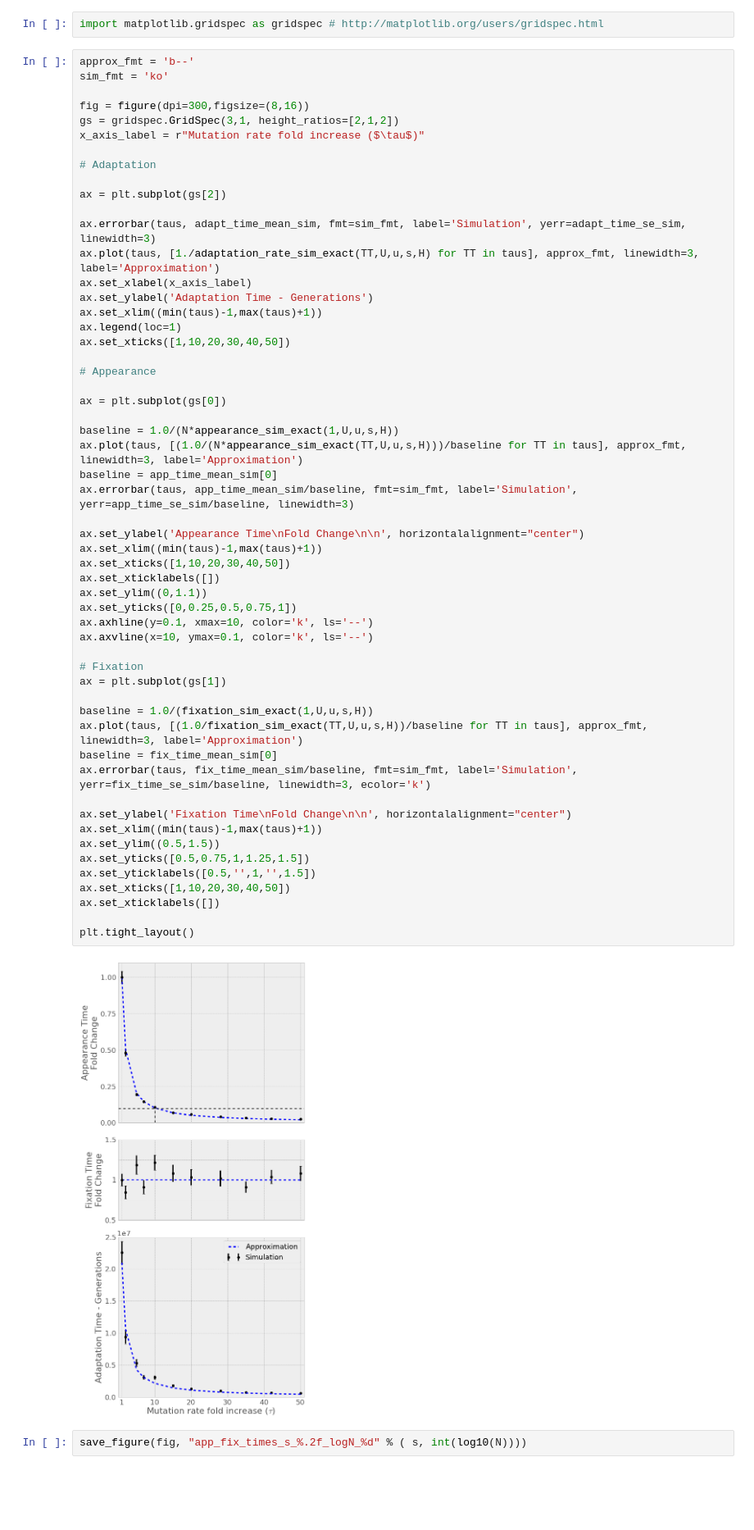
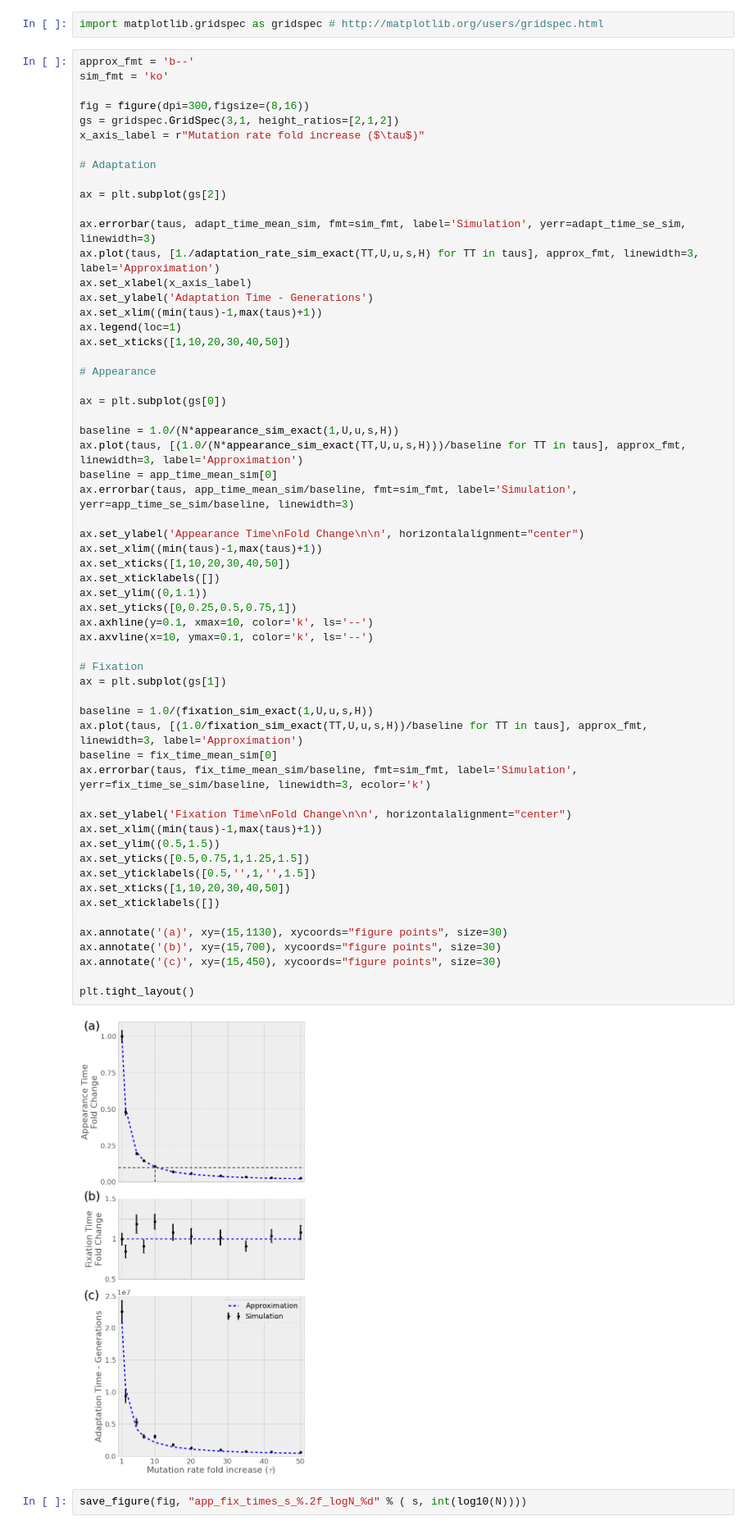
Before and after one commit to yoavram/ruggedsim, a Jupyter notebook: manuscript/figures.ipynb, the cells around one changed output. Shown at 82% size. Cells and saved outputs as stored; diff of their text form; blank space fills up the shorter version.

```diff
--- a/manuscript/figures.ipynb
+++ b/manuscript/figures.ipynb
@@ -169,34 +169,38 @@ ax.plot(taus, [(1.0/(N*appearance_sim_exact(TT,U,u,s,H)))/baseline for TT in tau
 baseline = app_time_mean_sim[0]
 ax.errorbar(taus, app_time_mean_sim/baseline, fmt=sim_fmt, label='Simulation', yerr=app_time_se_sim/baseline, linewidth=3)
 
 ax.set_ylabel('Appearance Time\nFold Change\n\n', horizontalalignment="center")
 ax.set_xlim((min(taus)-1,max(taus)+1))
 ax.set_xticks([1,10,20,30,40,50])
 ax.set_xticklabels([])
 ax.set_ylim((0,1.1))
 ax.set_yticks([0,0.25,0.5,0.75,1])
 ax.axhline(y=0.1, xmax=10, color='k', ls='--')
 ax.axvline(x=10, ymax=0.1, color='k', ls='--')
 
 # Fixation
 ax = plt.subplot(gs[1])
 
 baseline = 1.0/(fixation_sim_exact(1,U,u,s,H))
 ax.plot(taus, [(1.0/fixation_sim_exact(TT,U,u,s,H))/baseline for TT in taus], approx_fmt, linewidth=3, label='Approximation')
 baseline = fix_time_mean_sim[0]
 ax.errorbar(taus, fix_time_mean_sim/baseline, fmt=sim_fmt, label='Simulation', yerr=fix_time_se_sim/baseline, linewidth=3, ecolor='k')
 
 ax.set_ylabel('Fixation Time\nFold Change\n\n', horizontalalignment="center")
 ax.set_xlim((min(taus)-1,max(taus)+1))
 ax.set_ylim((0.5,1.5))
 ax.set_yticks([0.5,0.75,1,1.25,1.5])
 ax.set_yticklabels([0.5,'',1,'',1.5])
 ax.set_xticks([1,10,20,30,40,50])
 ax.set_xticklabels([])
 
+ax.annotate('(a)', xy=(15,1130), xycoords="figure points", size=30)
+ax.annotate('(b)', xy=(15,700), xycoords="figure points", size=30)
+ax.annotate('(c)', xy=(15,450), xycoords="figure points", size=30)
+
 plt.tight_layout()
 # %% [output]
-[figure, old version]
+[figure, new version]
 # %%
 save_figure(fig, "app_fix_times_s_%.2f_logN_%d" % ( s, int(log10(N))))
 # %% [output]
```
Also changed, not shown: 1 other file.
